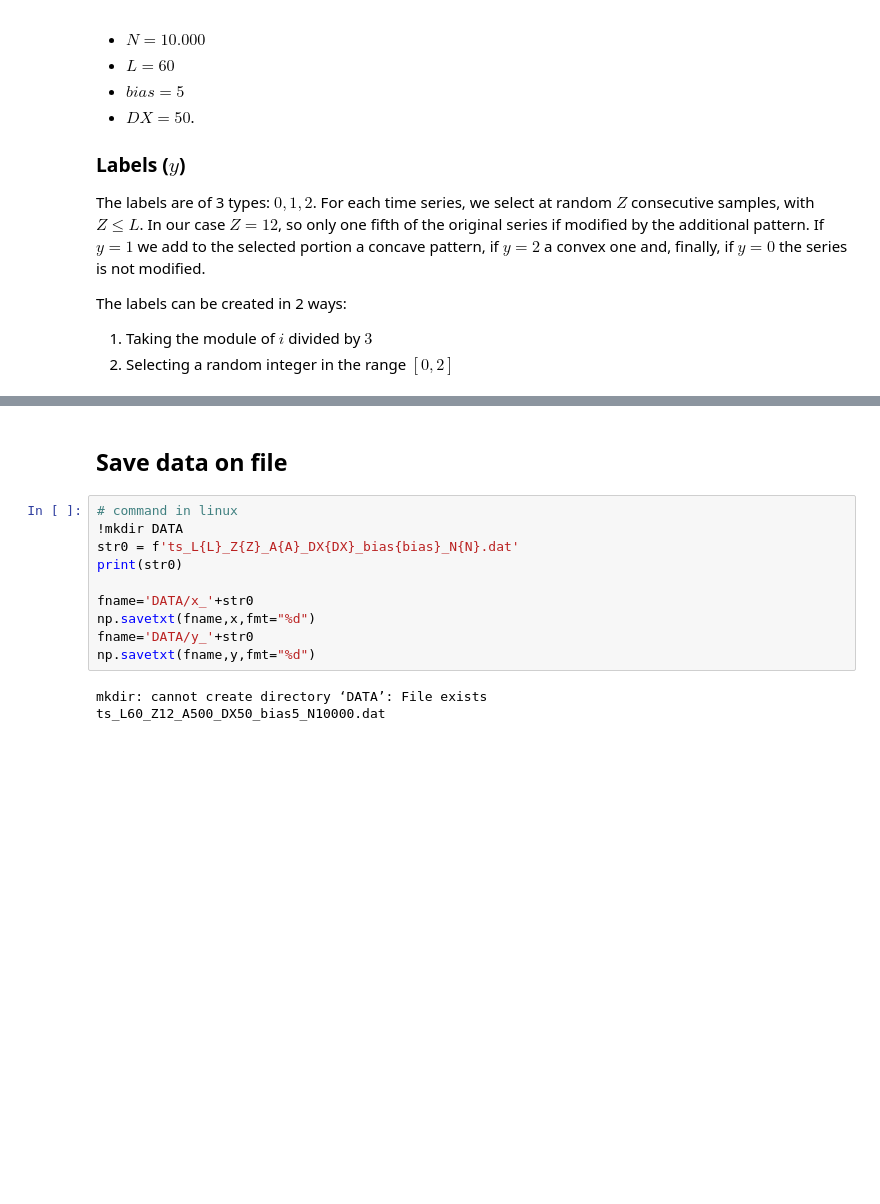
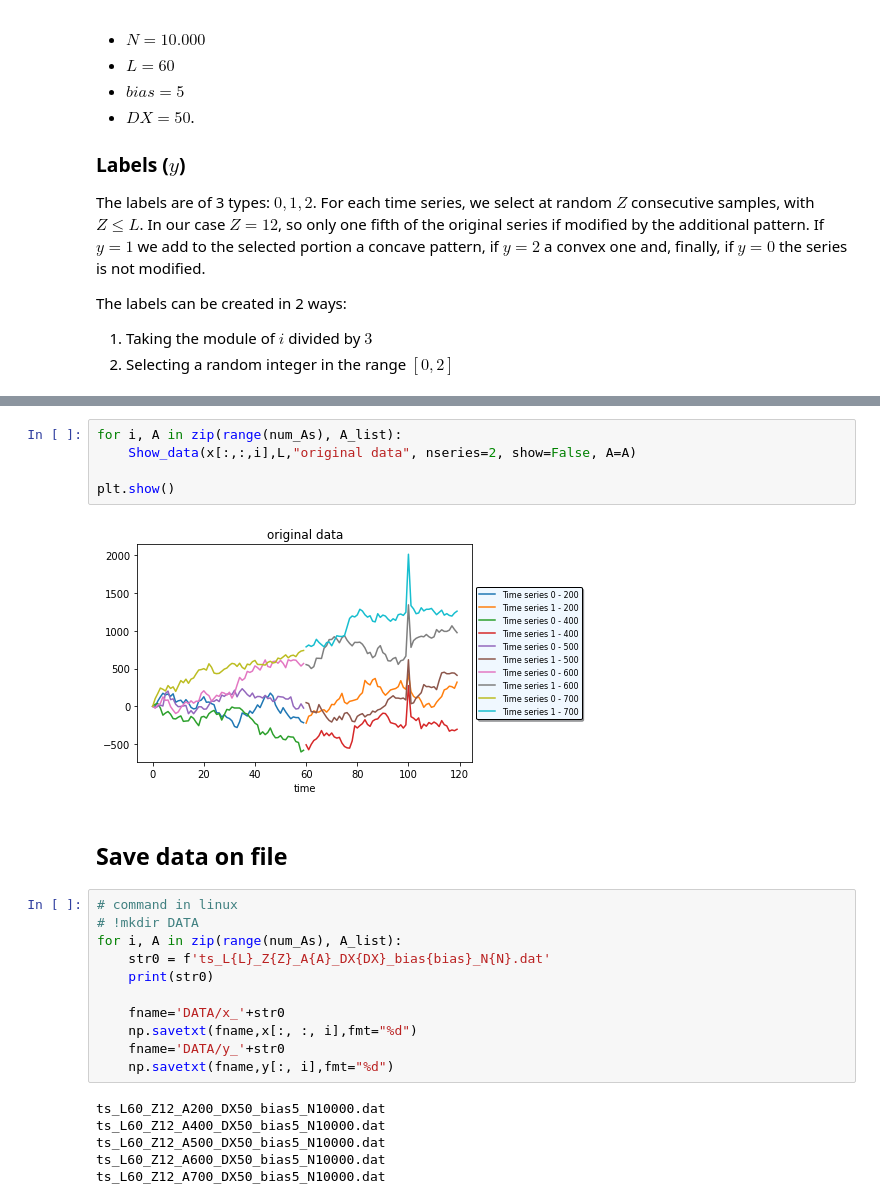
Before and after one commit to PaoloZinesi/ComputationalPhysics_modB, a Jupyter notebook: 03_CNN/generate_time-series.ipynb, the cells around one changed output, grey strips where cells are left out. Cells and saved outputs as stored; diff of their text form; blank space fills up the shorter version.

```diff
--- a/03_CNN/generate_time-series.ipynb
+++ b/03_CNN/generate_time-series.ipynb
@@ -131,18 +134,29 @@ First 3 time series:
+# %%
+for i, A in zip(range(num_As), A_list):
+    Show_data(x[:,:,i],L,"original data", nseries=2, show=False, A=A)
+
+plt.show()
+# %% [output]
+[figure, added]
 # %% [markdown]
 ## Save data on file
 # %%
 # command in linux
-!mkdir DATA
-str0 = f'ts_L{L}_Z{Z}_A{A}_DX{DX}_bias{bias}_N{N}.dat'
-print(str0)
+# !mkdir DATA
+for i, A in zip(range(num_As), A_list):
+    str0 = f'ts_L{L}_Z{Z}_A{A}_DX{DX}_bias{bias}_N{N}.dat'
+    print(str0)
 
-fname='DATA/x_'+str0
-np.savetxt(fname,x,fmt="%d")
-fname='DATA/y_'+str0
-np.savetxt(fname,y,fmt="%d")
+    fname='DATA/x_'+str0
+    np.savetxt(fname,x[:, :, i],fmt="%d")
+    fname='DATA/y_'+str0
+    np.savetxt(fname,y[:, i],fmt="%d")
 # %% [output]
-mkdir: cannot create directory ‘DATA’: File exists
+ts_L60_Z12_A200_DX50_bias5_N10000.dat
+ts_L60_Z12_A400_DX50_bias5_N10000.dat
 ts_L60_Z12_A500_DX50_bias5_N10000.dat
+ts_L60_Z12_A600_DX50_bias5_N10000.dat
+ts_L60_Z12_A700_DX50_bias5_N10000.dat
 # %% [markdown]
 <a style='text-decoration:none;line-height:16px;display:flex;color:#5B5B62;padding:10px;justify-content:end;' href='https://deepnote.com?utm_source=created-in-deepnote-cell&projectId=3c8e8699-579b-4f24-9413-a98afebf04a2' target="_blank">
 <img alt='Created in deepnote.com' style='display:inline;max-height:16px;margin:0px;margin-right:7.5px;' src='embedded-picture-1' > </img>
```
Also changed, not shown: parts of 5 cells of this notebook, 14 other files.
